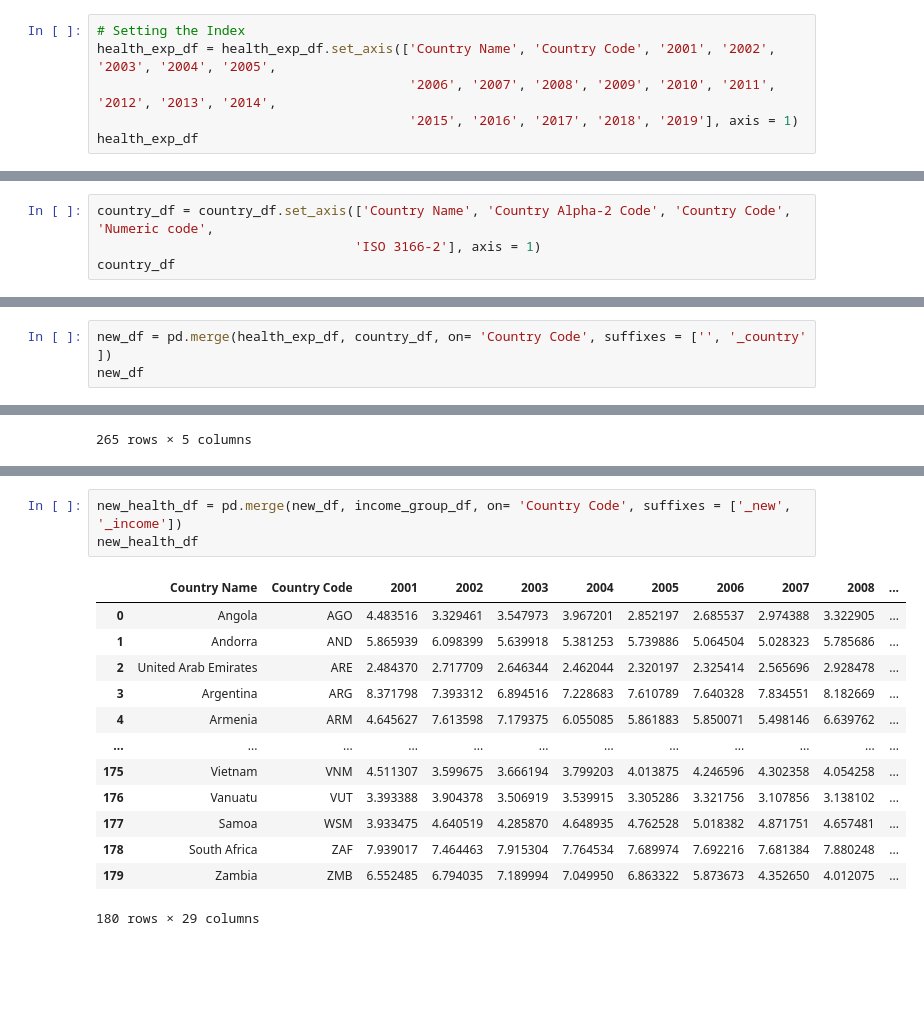
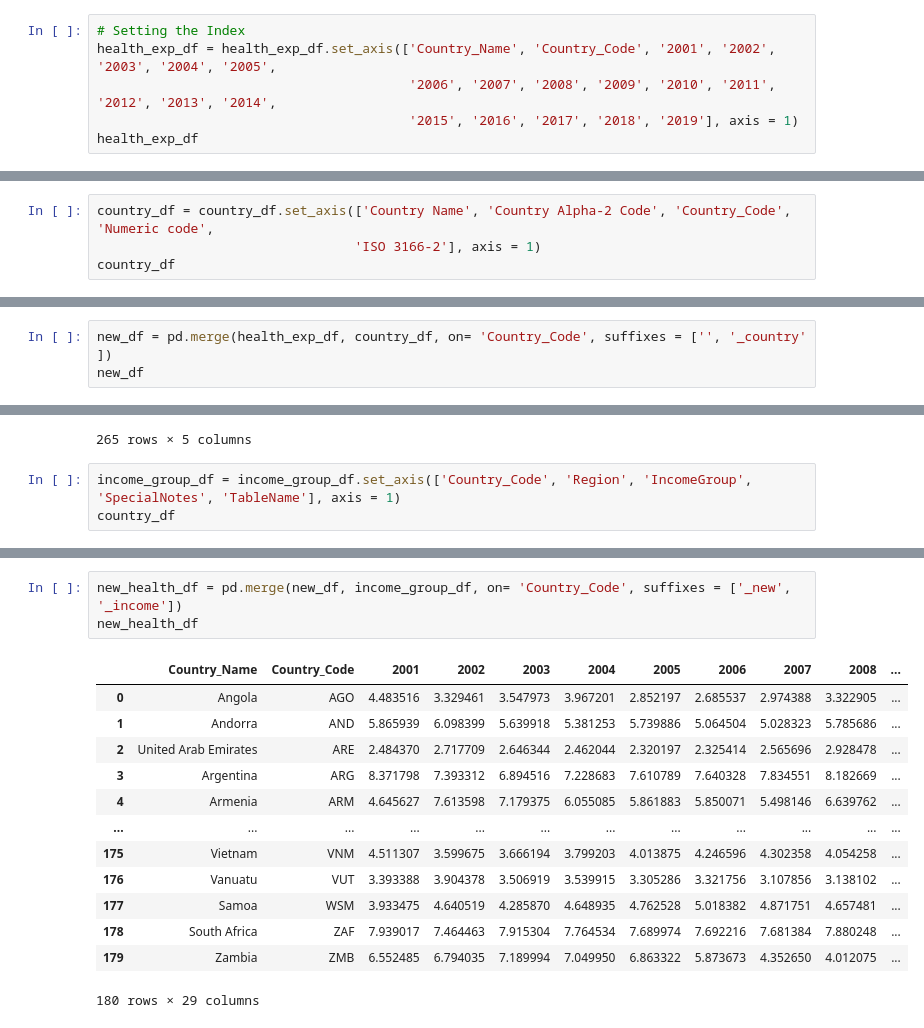
Before and after one commit to svujcich/Global_GDP_Trends, a Jupyter notebook: ETL/health_exp.ipynb, the cells around one changed output, grey strips where cells are left out. Saved outputs shown, nothing was run; the diff lists cells and outputs as text; blank space fills up the shorter version.

```diff
--- a/ETL/health_exp.ipynb
+++ b/ETL/health_exp.ipynb
@@ -146,7 +148,7 @@ Index(['Country Name', 'Country Code',         2001.0,         2002.0,
       dtype='object', name=3)
 # %%
 # Setting the Index
-health_exp_df = health_exp_df.set_axis(['Country Name', 'Country Code', '2001', '2002', '2003', '2004', '2005',
+health_exp_df = health_exp_df.set_axis(['Country_Name', 'Country_Code', '2001', '2002', '2003', '2004', '2005',
                                         '2006', '2007', '2008', '2009', '2010', '2011', '2012', '2013', '2014',
                                         '2015', '2016', '2017', '2018', '2019'], axis = 1)
 health_exp_df
@@ -260,7 +264,7 @@ country_df
 | 245 | Zimbabwe | ZW | ZWE | 716 | ISO 3166-2:ZW |
 246 rows × 5 columns
 # %%
-country_df = country_df.set_axis(['Country Name', 'Country Alpha-2 Code', 'Country Code', 'Numeric code',
+country_df = country_df.set_axis(['Country Name', 'Country Alpha-2 Code', 'Country_Code', 'Numeric code',
                                  'ISO 3166-2'], axis = 1)
 country_df
 # %% [output]
@@ -301,4 +305,4 @@ Zimbabwe
 # %%
-new_df = pd.merge(health_exp_df, country_df, on= 'Country Code', suffixes = ['', '_country' ])
+new_df = pd.merge(health_exp_df, country_df, on= 'Country_Code', suffixes = ['', '_country' ])
 new_df
 # %% [output]
@@ -375,3 +381,6 @@ income_group_df
 | 263 | ZMB | Sub-Saharan Africa | Low income | National accounts data were rebas... | Zambia |
 | 264 | ZWE | Sub-Saharan Africa | Lower middle income | National Accounts data are report... | Zimbabwe |
 265 rows × 5 columns
+# %%
+income_group_df = income_group_df.set_axis(['Country_Code', 'Region', 'IncomeGroup', 'SpecialNotes', 'TableName'], axis = 1)
+country_df
@@ -378,8 +401,8 @@ income_group_df
 # %%
-new_health_df = pd.merge(new_df, income_group_df, on= 'Country Code', suffixes = ['_new', '_income'])
+new_health_df = pd.merge(new_df, income_group_df, on= 'Country_Code', suffixes = ['_new', '_income'])
 new_health_df
 # %% [output]
-|  | Country Name | Country Code | 2001 | 2002 | 2003 | 2004 | 2005 | 2006 | 2007 | 2008 | ... |
+|  | Country_Name | Country_Code | 2001 | 2002 | 2003 | 2004 | 2005 | 2006 | 2007 | 2008 | ... |
 | 0 | Angola | AGO | 4.483516 | 3.329461 | 3.547973 | 3.967201 | 2.852197 | 2.685537 | 2.974388 | 3.322905 | ... |
 | 1 | Andorra | AND | 5.865939 | 6.098399 | 5.639918 | 5.381253 | 5.739886 | 5.064504 | 5.028323 | 5.785686 | ... |
 | 2 | United Arab Emirates | ARE | 2.484370 | 2.717709 | 2.646344 | 2.462044 | 2.320197 | 2.325414 | 2.565696 | 2.928478 | ... |
```
Also changed, not shown: parts of 38 cells of this notebook.
